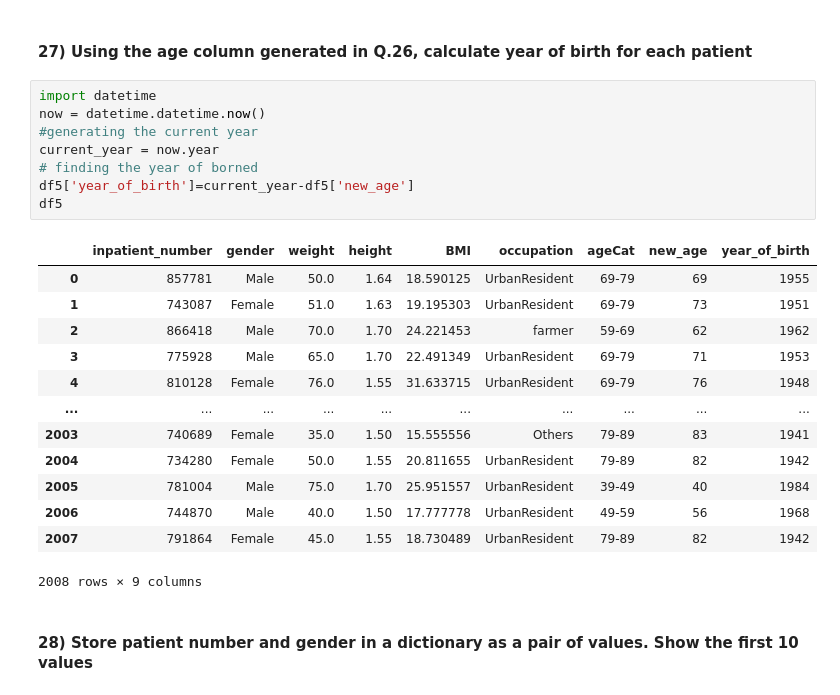
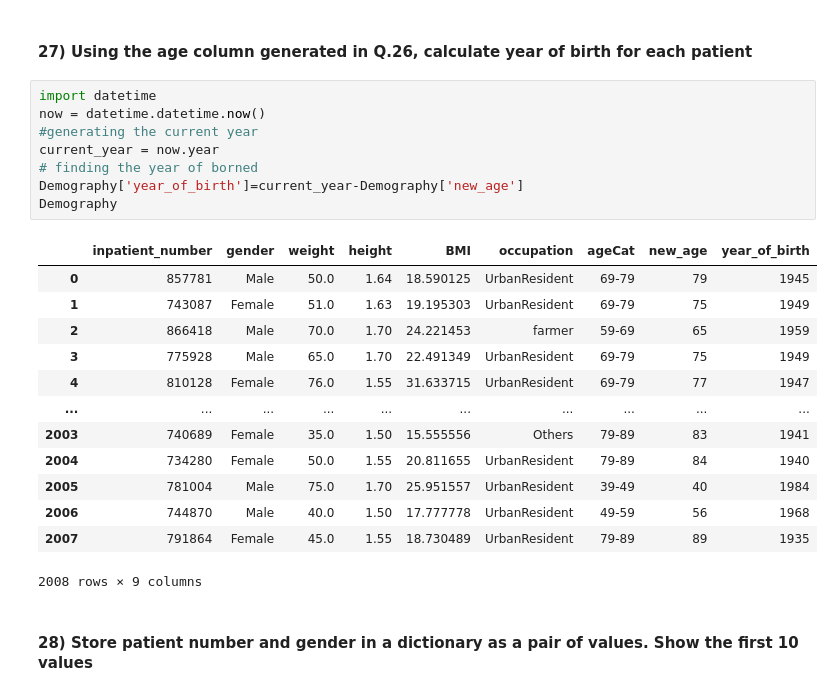
Before and after one commit to SivasankariDA112/03_Hacktivators_PythonHackathon_Apr24, a Jupyter notebook: Santhi_Final.ipynb, the cells around one changed output. Cells and saved outputs as stored; diff of their text form.

```diff
--- a/Santhi_Final.ipynb
+++ b/Santhi_Final.ipynb
@@ -236,24 +236,24 @@ Average age of the patients: 74.43
 # %%
 import datetime
 now = datetime.datetime.now()
 #generating the current year
 current_year = now.year
 # finding the year of borned
-df5['year_of_birth']=current_year-df5['new_age']
-df5
+Demography['year_of_birth']=current_year-Demography['new_age']
+Demography
 # %% [output]
 |  | inpatient_number | gender | weight | height | BMI | occupation | ageCat | new_age | year_of_birth |
-| 0 | 857781 | Male | 50.0 | 1.64 | 18.590125 | UrbanResident | 69-79 | 69 | 1955 |
-| 1 | 743087 | Female | 51.0 | 1.63 | 19.195303 | UrbanResident | 69-79 | 73 | 1951 |
-| 2 | 866418 | Male | 70.0 | 1.70 | 24.221453 | farmer | 59-69 | 62 | 1962 |
-| 3 | 775928 | Male | 65.0 | 1.70 | 22.491349 | UrbanResident | 69-79 | 71 | 1953 |
-| 4 | 810128 | Female | 76.0 | 1.55 | 31.633715 | UrbanResident | 69-79 | 76 | 1948 |
+| 0 | 857781 | Male | 50.0 | 1.64 | 18.590125 | UrbanResident | 69-79 | 79 | 1945 |
+| 1 | 743087 | Female | 51.0 | 1.63 | 19.195303 | UrbanResident | 69-79 | 75 | 1949 |
+| 2 | 866418 | Male | 70.0 | 1.70 | 24.221453 | farmer | 59-69 | 65 | 1959 |
+| 3 | 775928 | Male | 65.0 | 1.70 | 22.491349 | UrbanResident | 69-79 | 75 | 1949 |
+| 4 | 810128 | Female | 76.0 | 1.55 | 31.633715 | UrbanResident | 69-79 | 77 | 1947 |
 | ... | ... | ... | ... | ... | ... | ... | ... | ... | ... |
 | 2003 | 740689 | Female | 35.0 | 1.50 | 15.555556 | Others | 79-89 | 83 | 1941 |
-| 2004 | 734280 | Female | 50.0 | 1.55 | 20.811655 | UrbanResident | 79-89 | 82 | 1942 |
+| 2004 | 734280 | Female | 50.0 | 1.55 | 20.811655 | UrbanResident | 79-89 | 84 | 1940 |
 | 2005 | 781004 | Male | 75.0 | 1.70 | 25.951557 | UrbanResident | 39-49 | 40 | 1984 |
 | 2006 | 744870 | Male | 40.0 | 1.50 | 17.777778 | UrbanResident | 49-59 | 56 | 1968 |
-| 2007 | 791864 | Female | 45.0 | 1.55 | 18.730489 | UrbanResident | 79-89 | 82 | 1942 |
+| 2007 | 791864 | Female | 45.0 | 1.55 | 18.730489 | UrbanResident | 79-89 | 89 | 1935 |
 2008 rows × 9 columns
 # %% [markdown]
 #### 28) Store patient number and gender in a dictionary as a pair of values. Show the first 10 values
```
Also changed, not shown: parts of 4 cells of this notebook.
